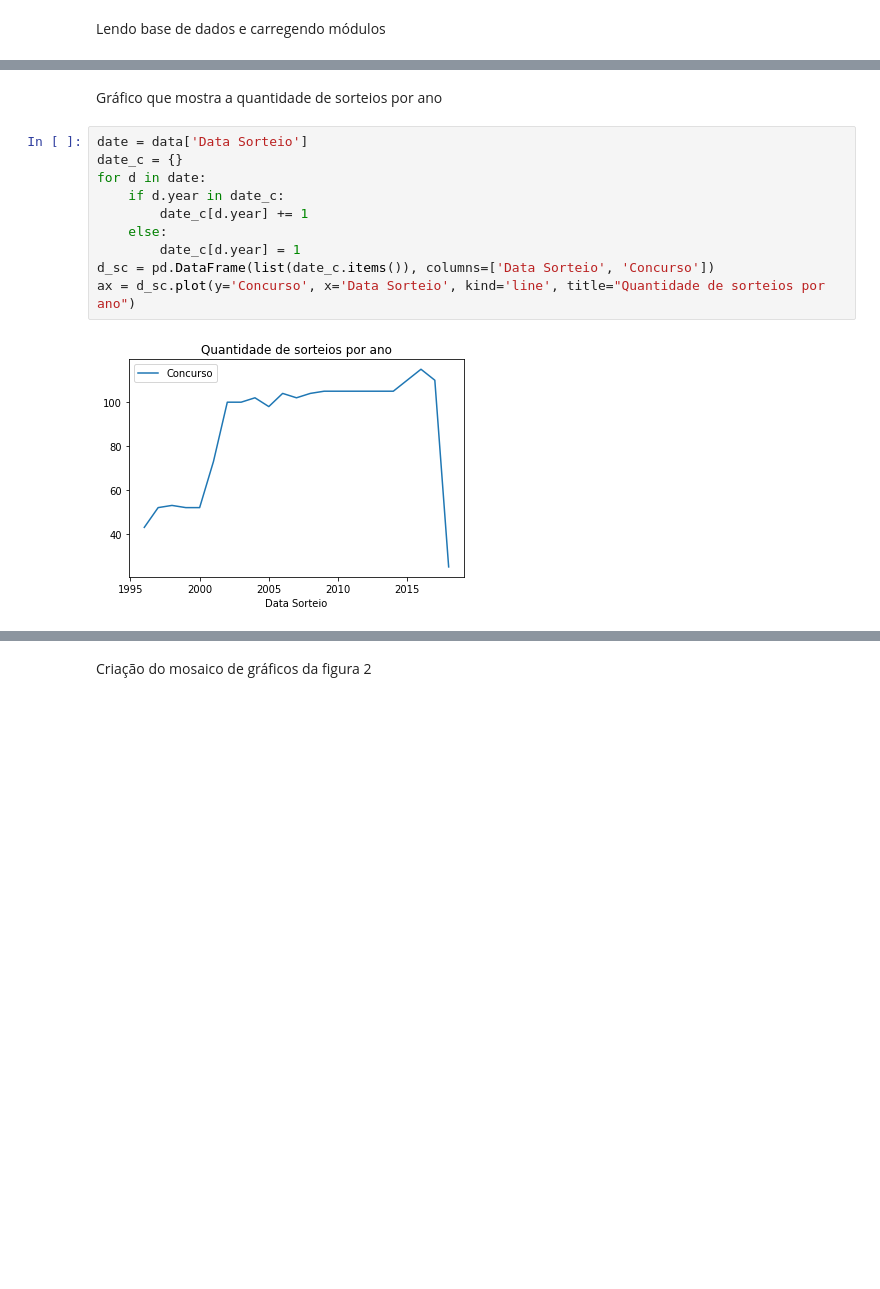
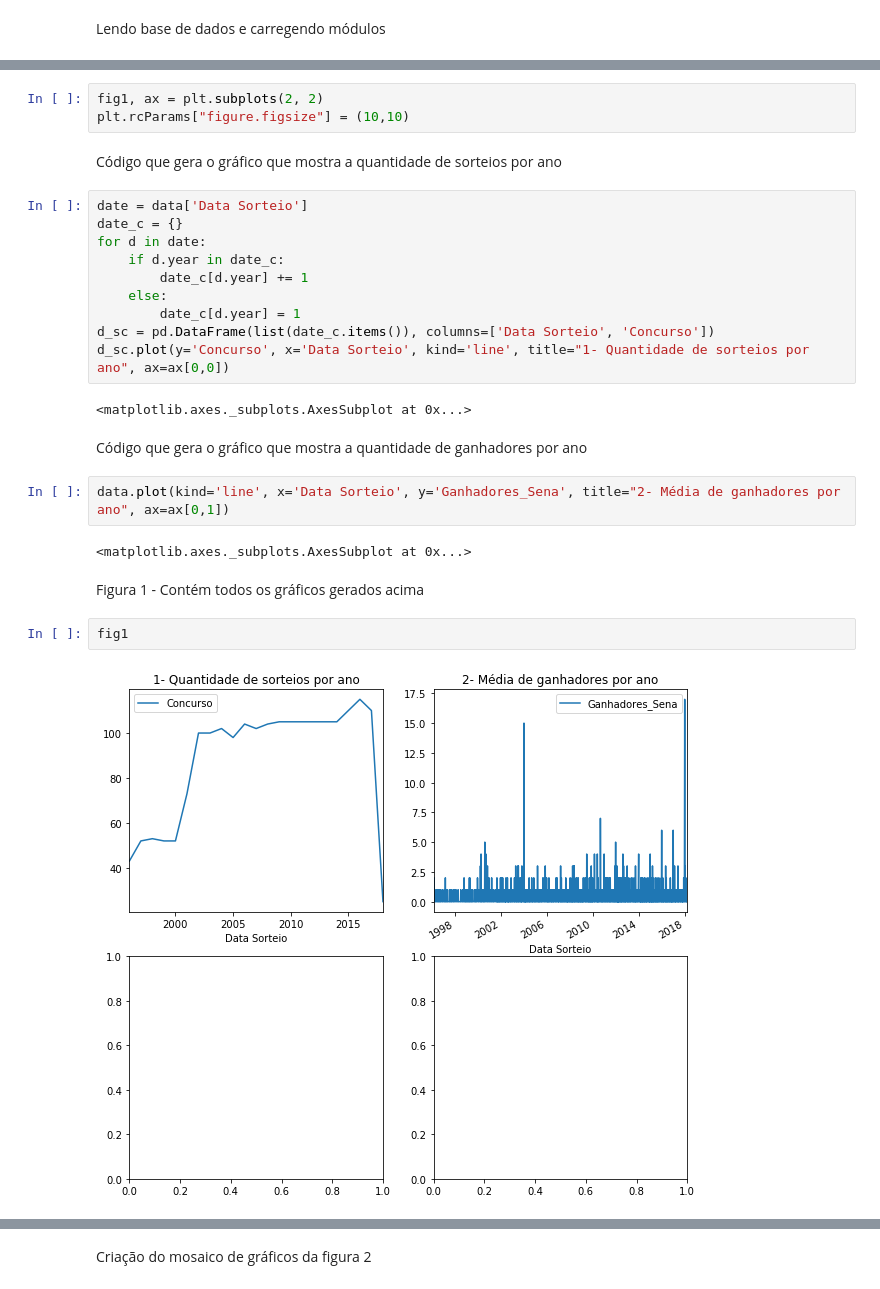
Before and after one commit to Geraldojrcg/megaSenaAnalise, a Jupyter notebook: Untitled.ipynb, the cells around one changed output, grey strips where cells are left out. Drawn from its saved outputs; the diff is of its cells as text; blank space fills up the shorter version.

Commit message:
added more graphs

```diff
--- a/Untitled.ipynb
+++ b/Untitled.ipynb
@@ -15,5 +14,8 @@ data.head()
+# %%
+fig1, ax = plt.subplots(2, 2)
+plt.rcParams["figure.figsize"] = (10,10)
 # %% [markdown]
-Gráfico que mostra a quantidade de sorteios por ano
+Código que gera o gráfico que mostra a quantidade de sorteios por ano
 # %%
 date = data['Data Sorteio']
 date_c = {}
@@ -23,6 +25,18 @@ for d in date:
     else:
         date_c[d.year] = 1
 d_sc = pd.DataFrame(list(date_c.items()), columns=['Data Sorteio', 'Concurso'])
-ax = d_sc.plot(y='Concurso', x='Data Sorteio', kind='line', title="Quantidade de sorteios por ano")
+d_sc.plot(y='Concurso', x='Data Sorteio', kind='line', title="1- Quantidade de sorteios por ano", ax=ax[0,0])
 # %% [output]
-[figure, removed]
+<matplotlib.axes._subplots.AxesSubplot at 0x...>
+# %% [markdown]
+Código que gera o gráfico que mostra a quantidade de ganhadores por ano
+# %%
+data.plot(kind='line', x='Data Sorteio', y='Ganhadores_Sena', title="2- Média de ganhadores por ano", ax=ax[0,1])
+# %% [output]
+<matplotlib.axes._subplots.AxesSubplot at 0x...>
+# %% [markdown]
+Figura 1 - Contém todos os gráficos gerados acima
+# %%
+fig1
+# %% [output]
+[figure, added]
```
Also changed, not shown: parts of 14 cells of this notebook.
